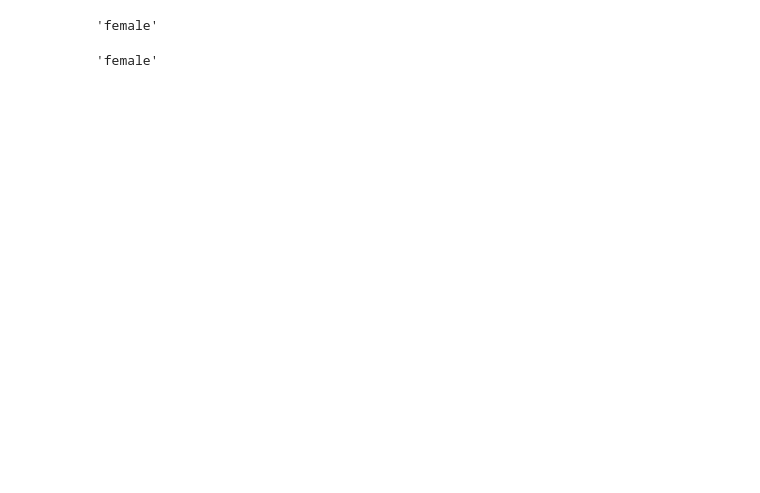
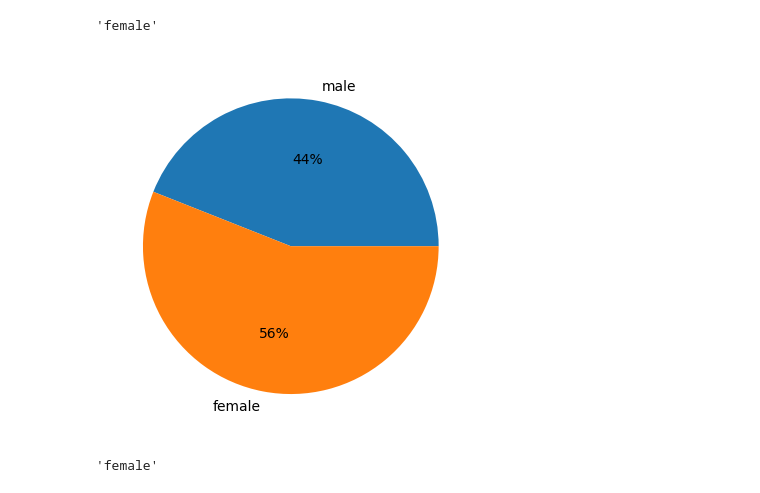
Before and after one commit to melinda15/build_fall_2022, a Jupyter notebook: Finding-an-Interesting-Dataset-MelindaYee/heart_failure_data.ipynb, the cells around one changed output. Cells and saved outputs as stored; diff of their text form; code cells hidden in the pictures; blank space fills up the shorter version.

Commit message:
Added data visualizations to questions 5-7, and 10

```diff
--- a/Finding-an-Interesting-Dataset-MelindaYee/heart_failure_data.ipynb
+++ b/Finding-an-Interesting-Dataset-MelindaYee/heart_failure_data.ipynb
@@ -117,6 +119,14 @@ sex_diabetes = "female" if male_diabetes < female_diabetes else "male"
 sex_diabetes
 # %% [output]
 'female'
+# %%
+y = np.array([male_diabetes, female_diabetes])
+labels = ["male", "female"]
+
+plt.pie(y, labels = labels, autopct="%.0f%%")
+plt.show()
+# %% [output]
+[figure, added]
 # %%
 ### Answer 5: It is more common to have diabetes in females
 # %%
```
Also changed, not shown: parts of 5 cells of this notebook.
